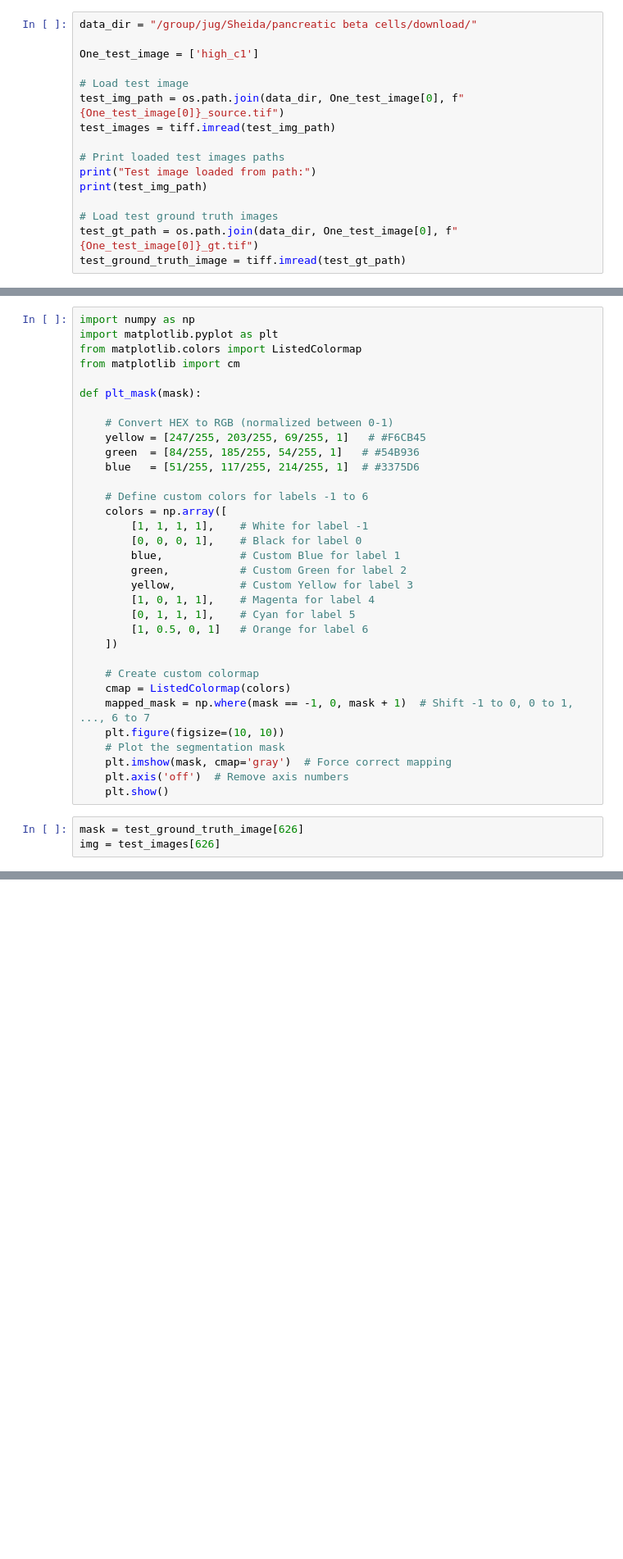
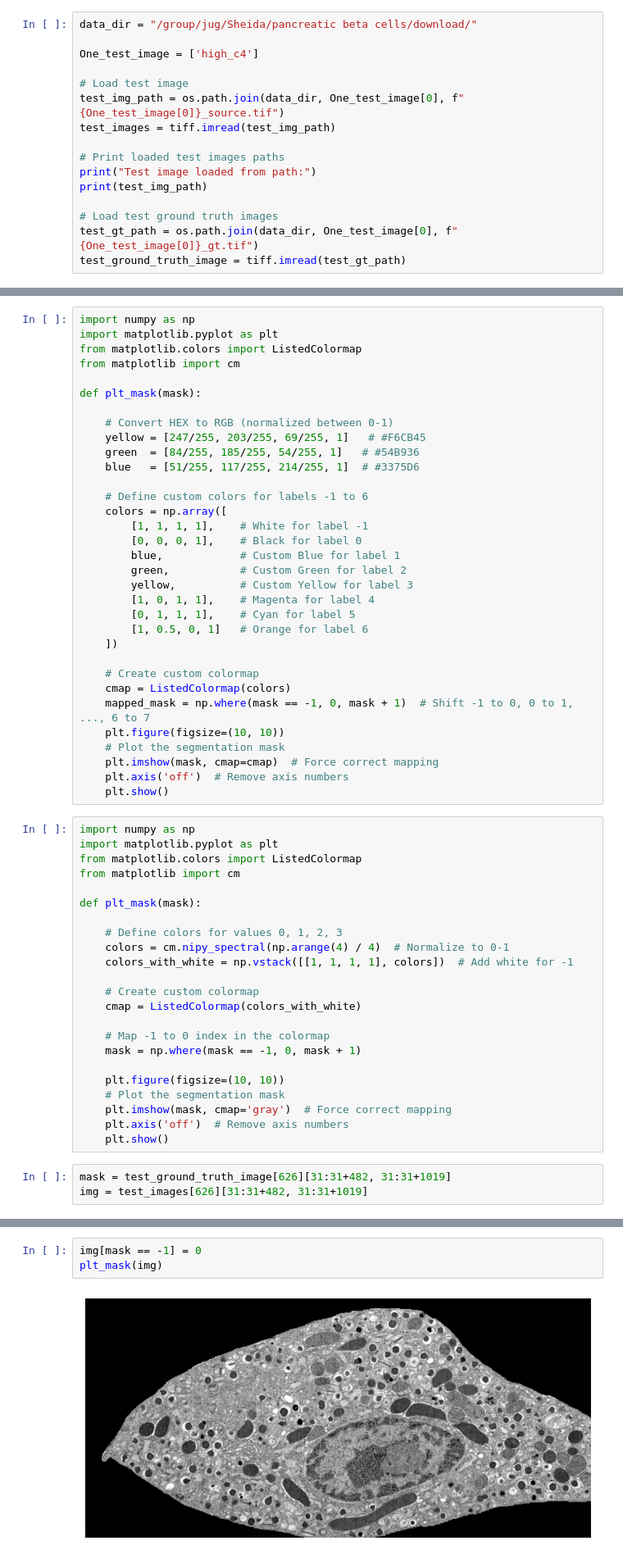
Before and after one commit to shei-dark/HDN, a Jupyter notebook: examples/2D/Pixel_Noise/Convallaria/pixel_prediction_mixture.ipynb, the cells around one changed output, grey strips where cells are left out. Shown at 82% size. Cells and saved outputs as stored; diff of their text form; blank space fills up the shorter version.

```diff
--- a/examples/2D/Pixel_Noise/Convallaria/pixel_prediction_mixture.ipynb
+++ b/examples/2D/Pixel_Noise/Convallaria/pixel_prediction_mixture.ipynb
@@ -113,7 +99,7 @@ model_versions = ['']
 # %%
 data_dir = "/group/jug/Sheida/pancreatic beta cells/download/"
 
-One_test_image = ['high_c1']
+One_test_image = ['high_c4']
 
 # Load test image
 test_img_path = os.path.join(data_dir, One_test_image[0], f"{One_test_image[0]}_source.tif")
@@ -1257,9 +1056,32 @@ def plt_mask(mask):
     mapped_mask = np.where(mask == -1, 0, mask + 1)  # Shift -1 to 0, 0 to 1, ..., 6 to 7
     plt.figure(figsize=(10, 10))
     # Plot the segmentation mask
-    plt.imshow(mask, cmap='gray')  # Force correct mapping
+    plt.imshow(mask, cmap=cmap)  # Force correct mapping
     plt.axis('off')  # Remove axis numbers
     plt.show()
+# %%
+import numpy as np
+import matplotlib.pyplot as plt
+from matplotlib.colors import ListedColormap
+from matplotlib import cm
+
+def plt_mask(mask):
+
+    # Define colors for values 0, 1, 2, 3
+    colors = cm.nipy_spectral(np.arange(4) / 4)  # Normalize to 0-1
+    colors_with_white = np.vstack([[1, 1, 1, 1], colors])  # Add white for -1
+
+    # Create custom colormap
+    cmap = ListedColormap(colors_with_white)
+
+    # Map -1 to 0 index in the colormap
+    mask = np.where(mask == -1, 0, mask + 1)
+
+    plt.figure(figsize=(10, 10))
+    # Plot the segmentation mask
+    plt.imshow(mask, cmap='gray')  # Force correct mapping
+    plt.axis('off')  # Remove axis numbers
+    plt.show()
 # %%
-mask = test_ground_truth_image[626]
-img = test_images[626]
+mask = test_ground_truth_image[626][31:31+482, 31:31+1019]
+img = test_images[626][31:31+482, 31:31+1019]
@@ -1326,0 +1102,5 @@ np.where(mask == 1) # 246, 452
+# %%
+img[mask == -1] = 0
+plt_mask(img)
+# %% [output]
+[figure, added]
```
Also changed, not shown: parts of 28 cells of this notebook, 28 other files.
